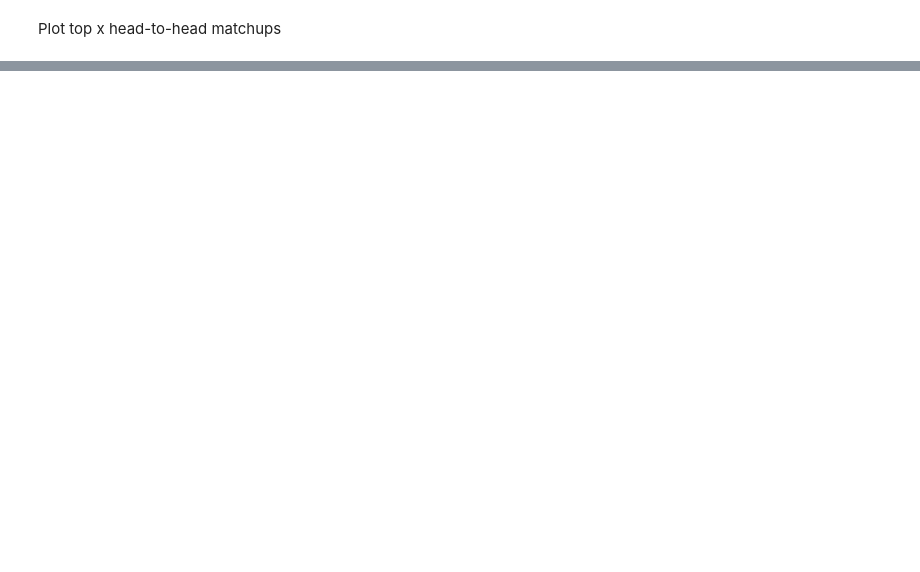
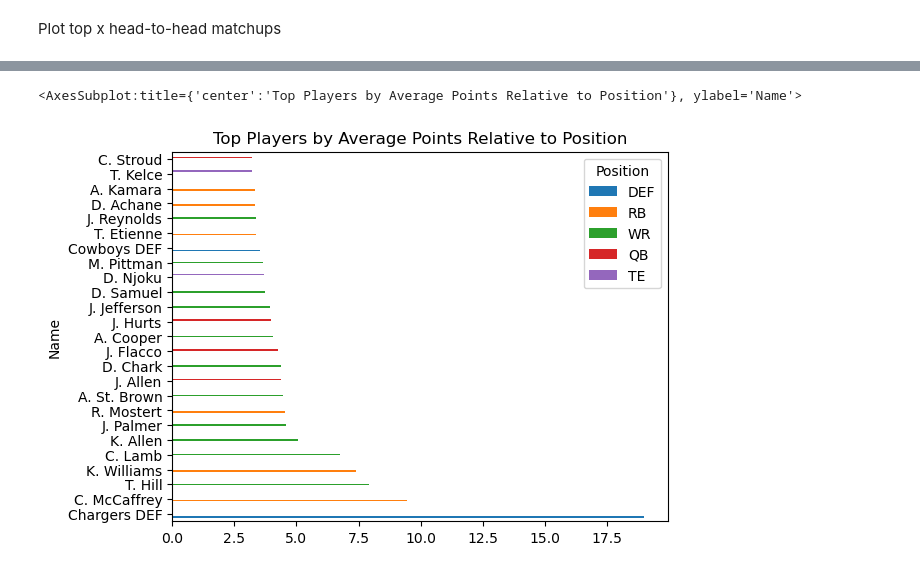
Before and after one commit to draffetseder/FF-Analytics, a Jupyter notebook: Analyse_League_History.ipynb, the cells around one changed output, grey strips where cells are left out. Cells and saved outputs as stored; diff of their text form; code cells hidden in the pictures; blank space fills up the shorter version.

```diff
--- a/Analyse_League_History.ipynb
+++ b/Analyse_League_History.ipynb
@@ -7,7 +7,7 @@ results_folder = "./analysis_results"
 # merge all the csv files from the subfolders into one dataframe, introducing a new column the folder and file name
 
 df = pd.DataFrame()
-for year in range(2015, 2023):
+for year in range(2023, 2024):
     for week in range(1, 18):
         try:
             df_temp = pd.read_csv(f'{history_folder}/{year}/{week}.csv')
@@ -17,6 +17,7 @@ for year in range(2015, 2023):
             df = pd.concat([df, df_temp], ignore_index=True)
 
         except:
+            print(f'Error reading {history_folder}/{year}/{week}.csv')
             pass
 
 df
@@ -25,0 +38,8 @@ df = df[df['Opponent'] != '-']
+# %%
+# remove by weeks (where Opponent is '-')
+df = df[df['Opponent'] != '-']
+
+# Parse the Points, Total, and Opponent Total columns as floats, 0 if not a number
+df['Points'] = pd.to_numeric(df['Points'], errors='coerce').fillna(0)
+df['Total'] = pd.to_numeric(df['Total'], errors='coerce').fillna(0)
+df['Opponent Total'] = pd.to_numeric(df['Opponent Total'], errors='coerce').fillna(0)
@@ -120,0 +341,7 @@ h2h_top
+# %%
+# same as above but relative to the average points per position
+player_df['Points Relative'] = player_df['Points'] - player_df.groupby('Position')['Points'].transform('mean')
+player_df.groupby(['Name', 'Position']).mean()['Points Relative'].sort_values(ascending=False).head(25).unstack().plot(kind='barh', title='Top Players by Average Points Relative to Position')
+# %% [output]
+<AxesSubplot:title={'center':'Top Players by Average Points Relative to Position'}, ylabel='Name'>
+[figure, added]
```
Also changed, not shown: parts of 28 cells of this notebook, 1 other file.
